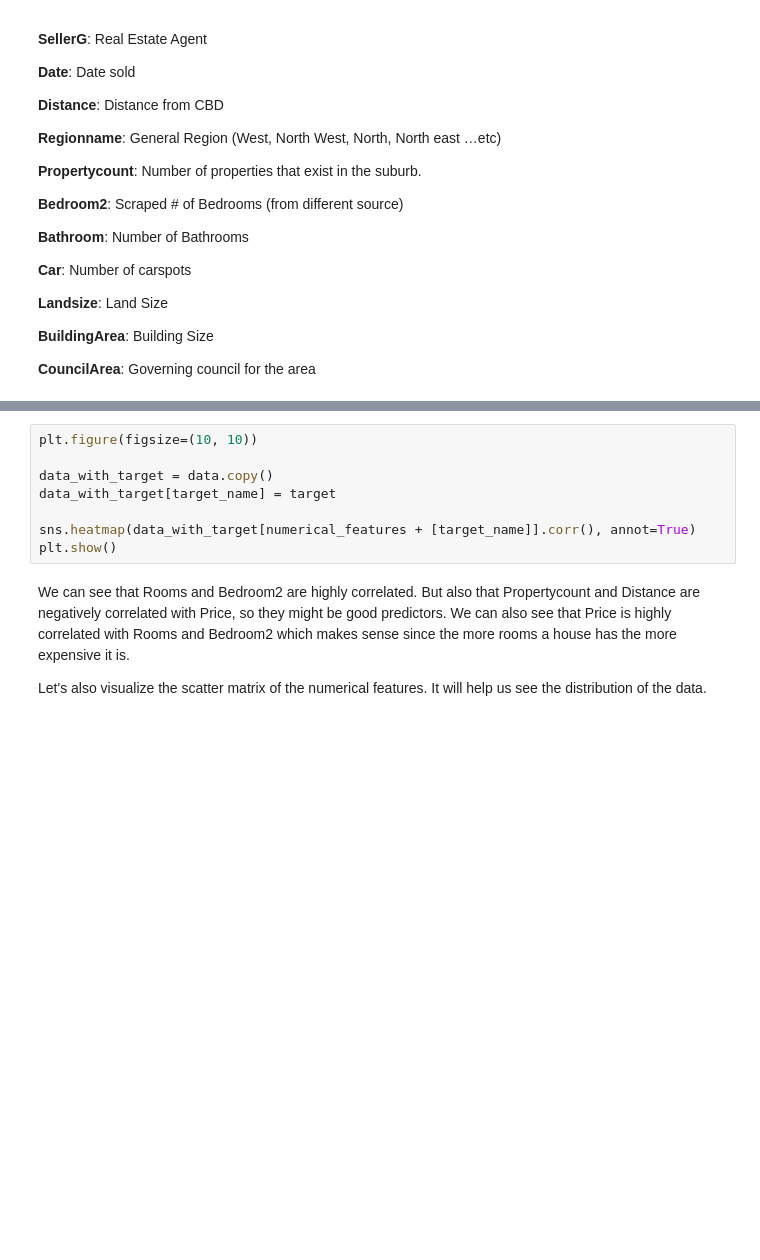
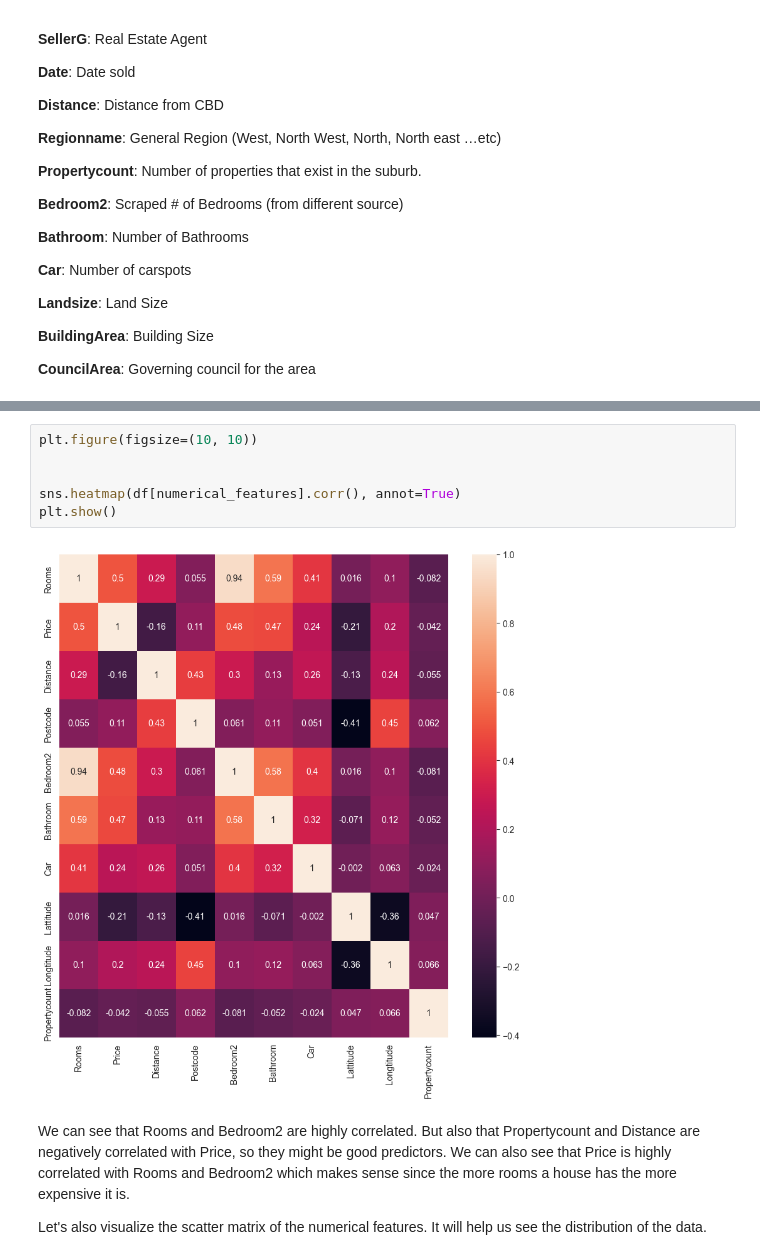
Before and after one commit to PLOTFINDER/aaa, a Jupyter notebook: main.ipynb, the cells around one changed output, grey strips where cells are left out. Cells and saved outputs as stored; diff of their text form; blank space fills up the shorter version.

```diff
--- a/main.ipynb
+++ b/main.ipynb
@@ -94,11 +304,11 @@ Let's visualize the correlation matrix using a heatmap
 # %%
 plt.figure(figsize=(10, 10))
 
-data_with_target = data.copy()
-data_with_target[target_name] = target
 
-sns.heatmap(data_with_target[numerical_features + [target_name]].corr(), annot=True)
+sns.heatmap(df[numerical_features].corr(), annot=True)
 plt.show()
+# %% [output]
+[figure, added]
 # %% [markdown]
 We can see that Rooms and Bedroom2 are highly correlated. But also that Propertycount and Distance are negatively correlated with Price, so they might be good predictors. We can also see that Price is highly correlated with Rooms and Bedroom2 which makes sense since the more rooms a house has the more expensive it is.
 
```
Also changed, not shown: parts of 51 cells of this notebook.
